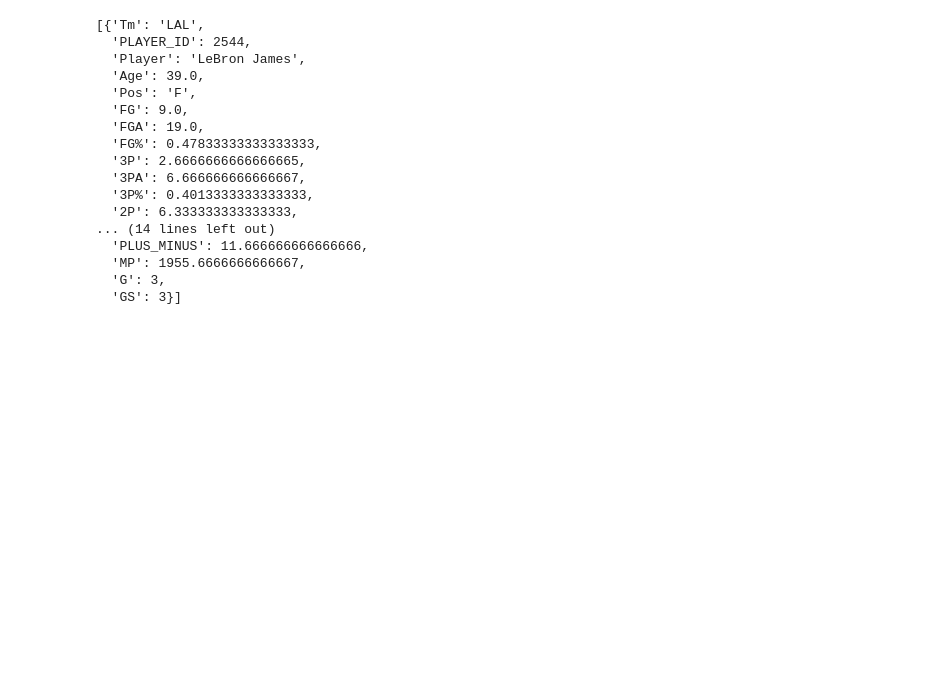
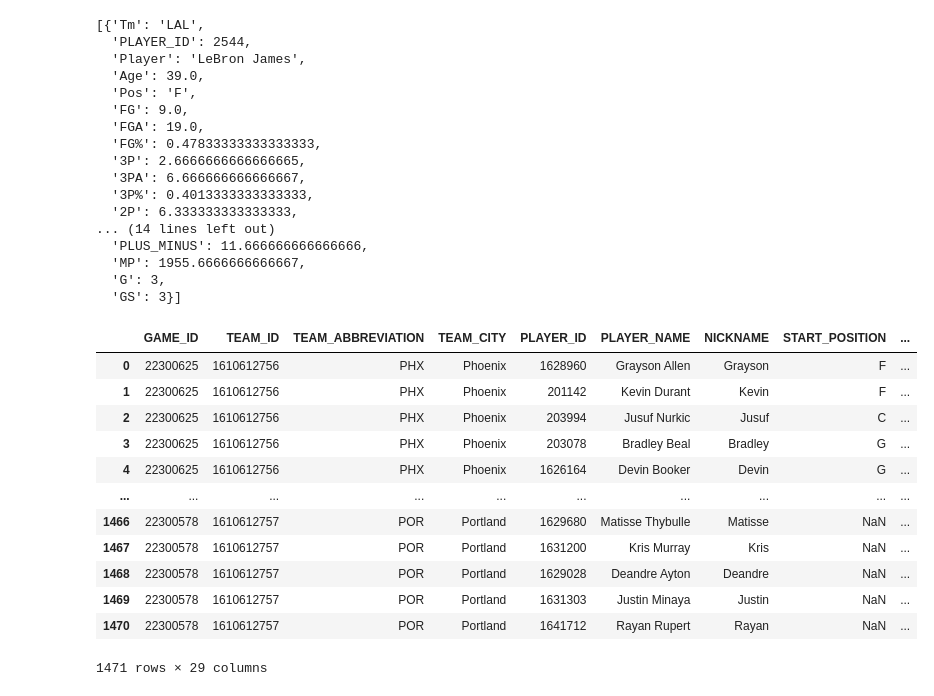
Before and after one commit to absabry/mlops-nba, a Jupyter notebook: notebooks/pre_raw_data-exploration.ipynb, the cells around one changed output. Drawn from its saved outputs; the diff is of its cells as text; code cells hidden in the pictures; blank space fills up the shorter version.

```diff
--- a/notebooks/pre_raw_data-exploration.ipynb
+++ b/notebooks/pre_raw_data-exploration.ipynb
@@ -137,3 +137,22 @@ stats.to_dict(orient="records")
   'MP': 1955.6666666666667,
   'G': 3,
   'GS': 3}]
+# %%
+data = pd.read_csv(PRE_RAW_DATA_DIR / "2024-01-17_2024-01-24"/ "boxscores.csv")
+players = pd.read_csv(PRE_RAW_DATA_DIR / "2024-01-17_2024-01-24"/ "players.csv")
+# %%
+data
+# %% [output]
+|  | GAME_ID | TEAM_ID | TEAM_ABBREVIATION | TEAM_CITY | PLAYER_ID | PLAYER_NAME | NICKNAME | START_POSITION | ... |
+| 0 | 22300625 | 1610612756 | PHX | Phoenix | 1628960 | Grayson Allen | Grayson | F | ... |
+| 1 | 22300625 | 1610612756 | PHX | Phoenix | 201142 | Kevin Durant | Kevin | F | ... |
+| 2 | 22300625 | 1610612756 | PHX | Phoenix | 203994 | Jusuf Nurkic | Jusuf | C | ... |
+| 3 | 22300625 | 1610612756 | PHX | Phoenix | 203078 | Bradley Beal | Bradley | G | ... |
+| 4 | 22300625 | 1610612756 | PHX | Phoenix | 1626164 | Devin Booker | Devin | G | ... |
+| ... | ... | ... | ... | ... | ... | ... | ... | ... | ... |
+| 1466 | 22300578 | 1610612757 | POR | Portland | 1629680 | Matisse Thybulle | Matisse | NaN | ... |
+| 1467 | 22300578 | 1610612757 | POR | Portland | 1631200 | Kris Murray | Kris | NaN | ... |
+| 1468 | 22300578 | 1610612757 | POR | Portland | 1629028 | Deandre Ayton | Deandre | NaN | ... |
+| 1469 | 22300578 | 1610612757 | POR | Portland | 1631303 | Justin Minaya | Justin | NaN | ... |
+| 1470 | 22300578 | 1610612757 | POR | Portland | 1641712 | Rayan Rupert | Rayan | NaN | ... |
+1471 rows × 29 columns
```
Also changed, not shown: parts of 2 cells of this notebook, 5 other files.
